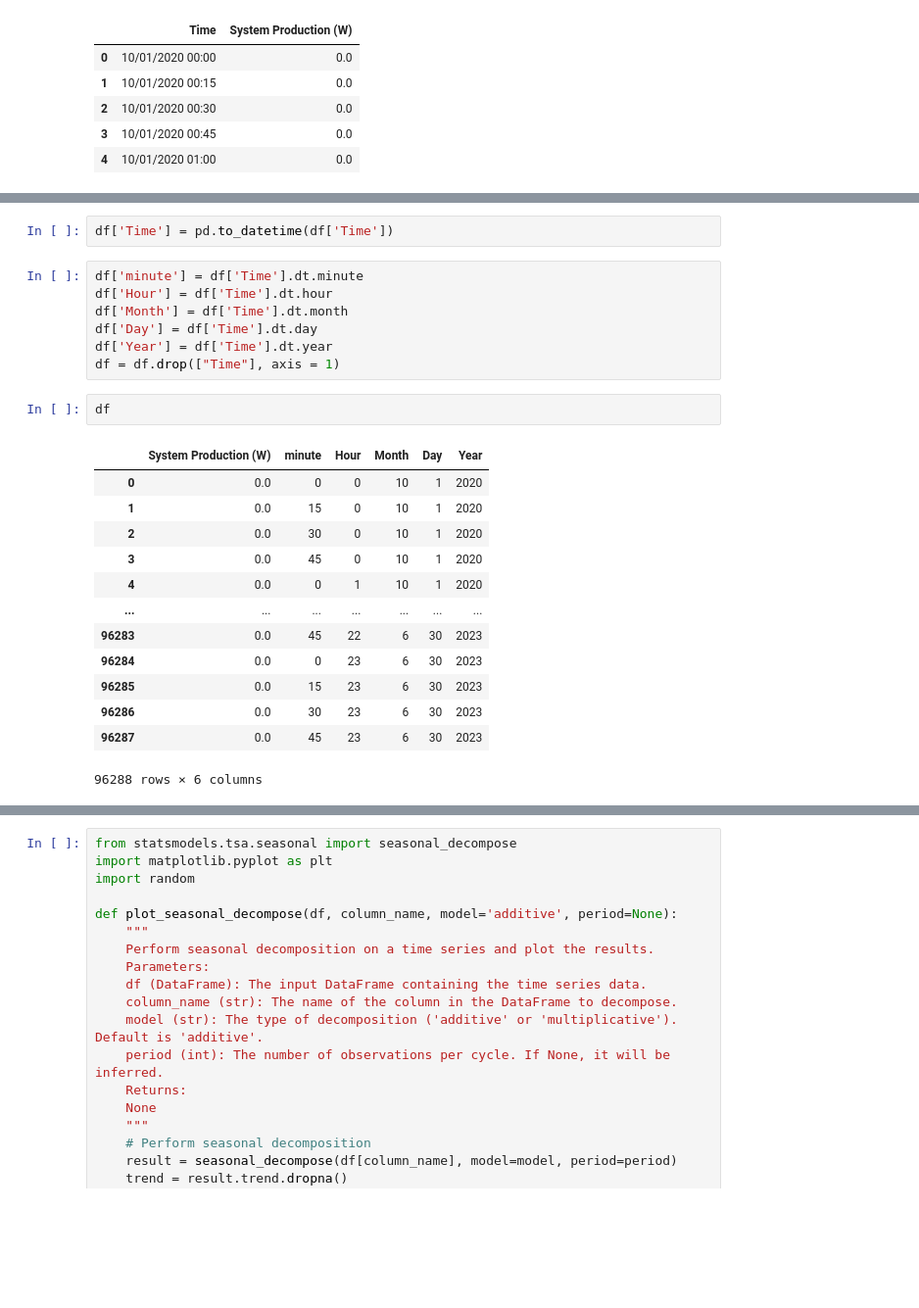
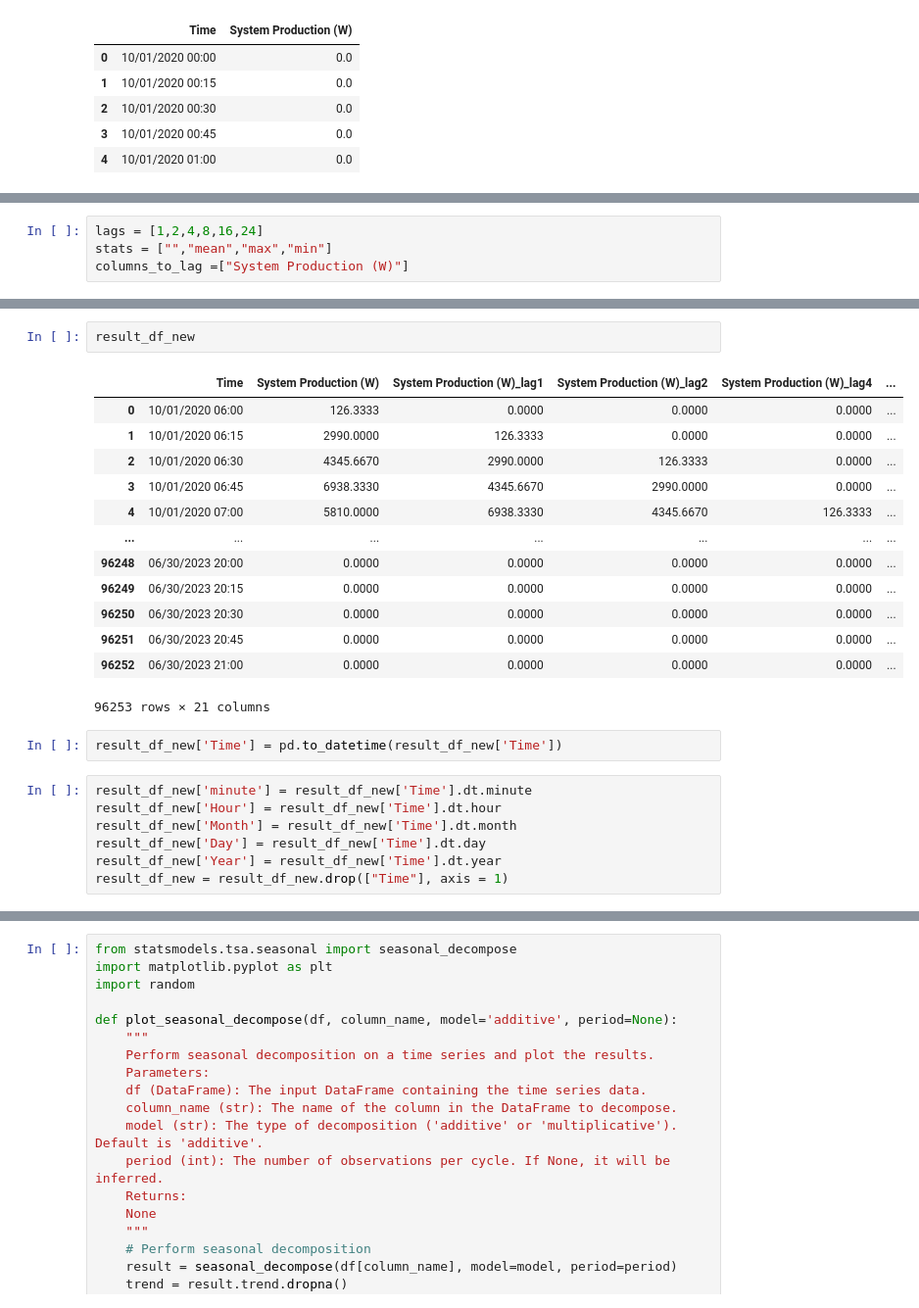
Before and after one commit to Kyaputan/Lab3-Machine-Learning, a Jupyter notebook: Time_Series/ex03/hackathon-online-solar-power-forecasting/Solar.ipynb, the cells around one changed output, grey strips where cells are left out. Shown at 98% size. Drawn from its saved outputs; the diff is of its cells as text; blank space fills up the shorter version.

```diff
--- a/Time_Series/ex03/hackathon-online-solar-power-forecasting/Solar.ipynb
+++ b/Time_Series/ex03/hackathon-online-solar-power-forecasting/Solar.ipynb
@@ -22,0 +82,4 @@ df.head(5)
+# %%
+lags = [1,2,4,8,16,24]
+stats = ["","mean","max","min"]
+columns_to_lag =["System Production (W)"]
@@ -23,25 +109,25 @@ df.head(5)
+# %%
+result_df_new
+# %% [output]
+|  | Time | System Production (W) | System Production (W)_lag1 | System Production (W)_lag2 | System Production (W)_lag4 | ... |
+| 0 | 10/01/2020 06:00 | 126.3333 | 0.0000 | 0.0000 | 0.0000 | ... |
+| 1 | 10/01/2020 06:15 | 2990.0000 | 126.3333 | 0.0000 | 0.0000 | ... |
+| 2 | 10/01/2020 06:30 | 4345.6670 | 2990.0000 | 126.3333 | 0.0000 | ... |
+| 3 | 10/01/2020 06:45 | 6938.3330 | 4345.6670 | 2990.0000 | 0.0000 | ... |
+| 4 | 10/01/2020 07:00 | 5810.0000 | 6938.3330 | 4345.6670 | 126.3333 | ... |
+| ... | ... | ... | ... | ... | ... | ... |
+| 96248 | 06/30/2023 20:00 | 0.0000 | 0.0000 | 0.0000 | 0.0000 | ... |
+| 96249 | 06/30/2023 20:15 | 0.0000 | 0.0000 | 0.0000 | 0.0000 | ... |
+| 96250 | 06/30/2023 20:30 | 0.0000 | 0.0000 | 0.0000 | 0.0000 | ... |
+| 96251 | 06/30/2023 20:45 | 0.0000 | 0.0000 | 0.0000 | 0.0000 | ... |
+| 96252 | 06/30/2023 21:00 | 0.0000 | 0.0000 | 0.0000 | 0.0000 | ... |
+96253 rows × 21 columns
 # %%
-df['Time'] = pd.to_datetime(df['Time'])
+result_df_new['Time'] = pd.to_datetime(result_df_new['Time'])
 # %%
-df['minute'] = df['Time'].dt.minute
-df['Hour'] = df['Time'].dt.hour
-df['Month'] = df['Time'].dt.month
-df['Day'] = df['Time'].dt.day
-df['Year'] = df['Time'].dt.year
-df = df.drop(["Time"], axis = 1)
+result_df_new['minute'] = result_df_new['Time'].dt.minute
+result_df_new['Hour'] = result_df_new['Time'].dt.hour
+result_df_new['Month'] = result_df_new['Time'].dt.month
+result_df_new['Day'] = result_df_new['Time'].dt.day
+result_df_new['Year'] = result_df_new['Time'].dt.year
+result_df_new = result_df_new.drop(["Time"], axis = 1)
-# %%
-df
-# %% [output]
-|  | System Production (W) | minute | Hour | Month | Day | Year |
-| 0 | 0.0 | 0 | 0 | 10 | 1 | 2020 |
-| 1 | 0.0 | 15 | 0 | 10 | 1 | 2020 |
-| 2 | 0.0 | 30 | 0 | 10 | 1 | 2020 |
-| 3 | 0.0 | 45 | 0 | 10 | 1 | 2020 |
-| 4 | 0.0 | 0 | 1 | 10 | 1 | 2020 |
-| ... | ... | ... | ... | ... | ... | ... |
-| 96283 | 0.0 | 45 | 22 | 6 | 30 | 2023 |
-| 96284 | 0.0 | 0 | 23 | 6 | 30 | 2023 |
-| 96285 | 0.0 | 15 | 23 | 6 | 30 | 2023 |
-| 96286 | 0.0 | 30 | 23 | 6 | 30 | 2023 |
-| 96287 | 0.0 | 45 | 23 | 6 | 30 | 2023 |
-96288 rows × 6 columns
```
Also changed, not shown: parts of 10 cells of this notebook, 3 other files.
